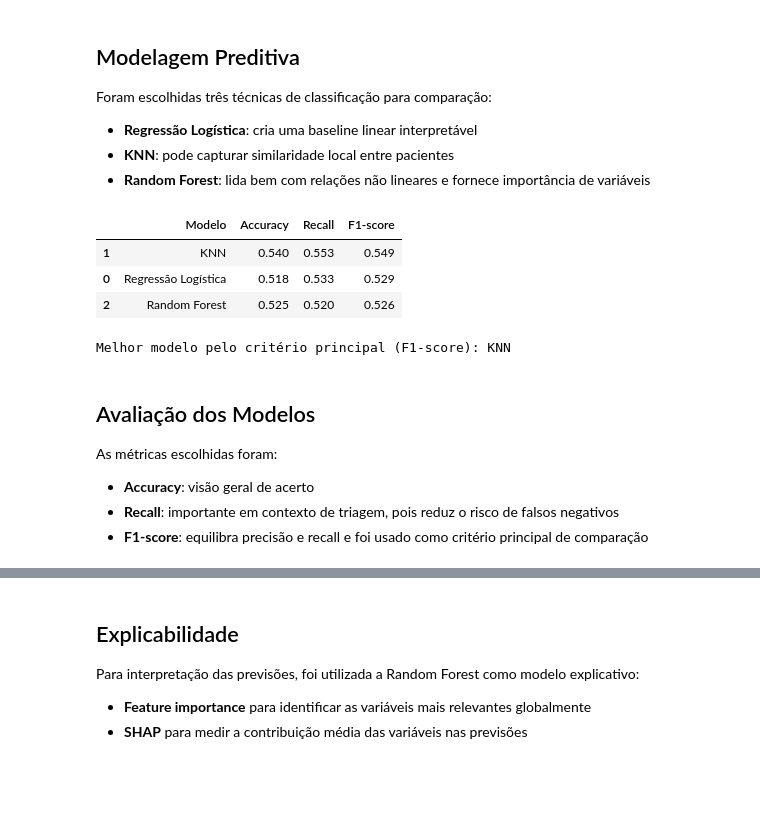
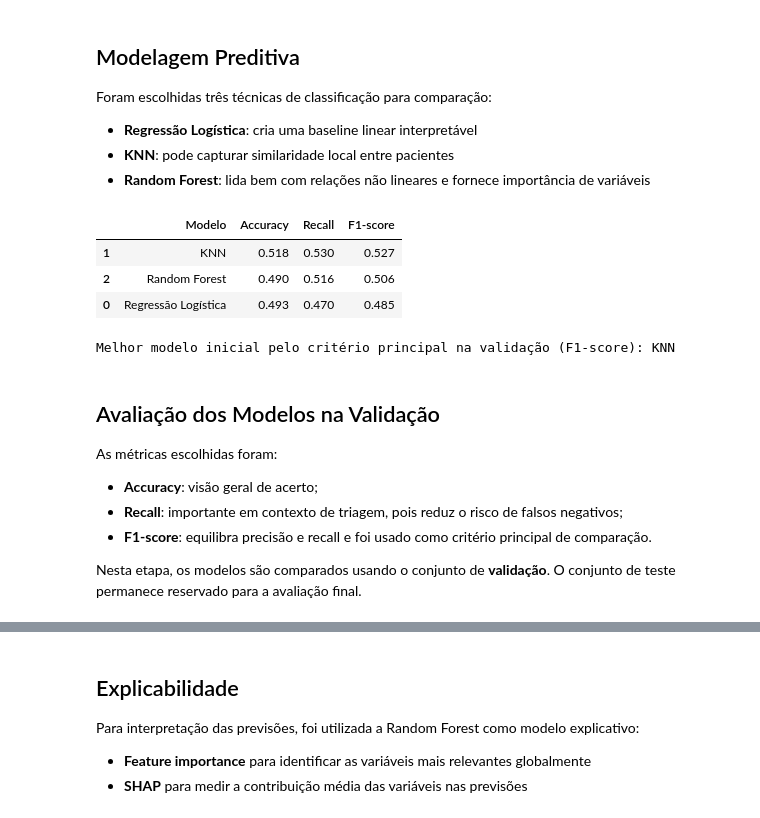
Before and after one commit to fiap-grupo-xpto/fiap-tech-challenge-fase-2, a Jupyter notebook: train_model/analise_cancer.ipynb, the cells around one changed output, grey strips where cells are left out. Cells and saved outputs as stored; diff of their text form; code cells hidden in the pictures; blank space fills up the shorter version.

```diff
--- a/train_model/analise_cancer.ipynb
+++ b/train_model/analise_cancer.ipynb
@@ -442,7 +445,7 @@ preprocessador = ColumnTransformer(
     ]
 )
 
-X_train, X_test, y_train, y_test = train_test_split(
+X_train_val, X_test, y_train_val, y_test = train_test_split(
     X,
     y,
     test_size=0.2,
@@ -450,10 +453,24 @@ X_train, X_test, y_train, y_test = train_test_split(
     stratify=y
 )
 
+X_train, X_val, y_train, y_val = train_test_split(
+    X_train_val,
+    y_train_val,
+    test_size=0.25,
+    random_state=42,
+    stratify=y_train_val
+)
+
 print(f'Formato de X_train: {X_train.shape}')
+print(f'Formato de X_val: {X_val.shape}')
 print(f'Formato de X_test: {X_test.shape}')
-print('Distribuição da classe alvo no treino:')
+
+print('\nDistribuição da classe alvo no treino:')
 print(y_train.value_counts(normalize=True).rename(index={0: 'NO', 1: 'YES'}))
-print('Distribuição da classe alvo no teste:')
+
+print('\nDistribuição da classe alvo na validação:')
+print(y_val.value_counts(normalize=True).rename(index={0: 'NO', 1: 'YES'}))
+
+print('\nDistribuição da classe alvo no teste:')
 print(y_test.value_counts(normalize=True).rename(index={0: 'NO', 1: 'YES'}))
 # %% [output]
@@ -479,49 +501,57 @@ Foram escolhidas três técnicas de classificação para comparação:
 # %%
 # Treinar diferentes modelos de classificação
 modelos = {
     'Regressão Logística': LogisticRegression(max_iter=2000, class_weight='balanced'),
     'KNN': KNeighborsClassifier(n_neighbors=7),
-    'Random Forest': RandomForestClassifier(n_estimators=300, random_state=42, class_weight='balanced')
+    'Random Forest': RandomForestClassifier(n_estimators=200, random_state=42, class_weight='balanced')
 }
 
 modelos_treinados = {}
-predicoes_teste = {}
+predicoes_validacao = {}
 resultados_modelos = []
 
 for nome_modelo, estimador in modelos.items():
     pipeline_modelo = Pipeline([
         ('preprocessador', preprocessador),
         ('classificador', estimador)
     ])
 
     pipeline_modelo.fit(X_train, y_train)
-    y_pred = pipeline_modelo.predict(X_test)
+
+    y_pred = pipeline_modelo.predict(X_val)
 
     modelos_treinados[nome_modelo] = pipeline_modelo
-    predicoes_teste[nome_modelo] = y_pred
+    predicoes_validacao[nome_modelo] = y_pred
+
     resultados_modelos.append({
         'Modelo': nome_modelo,
-        'Accuracy': accuracy_score(y_test, y_pred),
-        'Recall': recall_score(y_test, y_pred),
-        'F1-score': f1_score(y_test, y_pred)
+        'Accuracy': accuracy_score(y_val, y_pred),
+        'Recall': recall_score(y_val, y_pred, zero_division=0),
+        'F1-score': f1_score(y_val, y_pred, zero_division=0)
     })
 
-resultados_modelos_df = pd.DataFrame(resultados_modelos).sort_values(by=['F1-score', 'Recall', 'Accuracy'], ascending=False)
-display(resultados_modelos_df.style.format({'Accuracy': '{:.3f}', 'Recall': '{:.3f}', 'F1-score': '{:.3f}'}))
+resultados_modelos_df = pd.DataFrame(resultados_modelos).sort_values(
+    by=['F1-score', 'Recall', 'Accuracy'],
+    ascending=False
+)
 
-melhor_modelo_nome = resultados_modelos_df.iloc[0]['Modelo']
-print(f'Melhor modelo pelo critério principal (F1-score): {melhor_modelo_nome}')
+display(resultados_modelos_df.round(3))
+
+melhor_modelo_inicial = resultados_modelos_df.iloc[0]['Modelo']
+print(f'Melhor modelo inicial pelo critério principal na validação (F1-score): {melhor_modelo_inicial}')
 # %% [output]
 |  | Modelo | Accuracy | Recall | F1-score |
-| 1 | KNN | 0.540 | 0.553 | 0.549 |
-| 0 | Regressão Logística | 0.518 | 0.533 | 0.529 |
-| 2 | Random Forest | 0.525 | 0.520 | 0.526 |
+| 1 | KNN | 0.518 | 0.530 | 0.527 |
+| 2 | Random Forest | 0.490 | 0.516 | 0.506 |
+| 0 | Regressão Logística | 0.493 | 0.470 | 0.485 |
-Melhor modelo pelo critério principal (F1-score): KNN
+Melhor modelo inicial pelo critério principal na validação (F1-score): KNN
 # %% [markdown]
-## Avaliação dos Modelos
+## Avaliação dos Modelos na Validação
 
 As métricas escolhidas foram:
-- **Accuracy**: visão geral de acerto
-- **Recall**: importante em contexto de triagem, pois reduz o risco de falsos negativos
-- **F1-score**: equilibra precisão e recall e foi usado como critério principal de comparação
+- **Accuracy**: visão geral de acerto;
+- **Recall**: importante em contexto de triagem, pois reduz o risco de falsos negativos;
+- **F1-score**: equilibra precisão e recall e foi usado como critério principal de comparação.
+
+Nesta etapa, os modelos são comparados usando o conjunto de **validação**. O conjunto de teste permanece reservado para a avaliação final.
 # %%
```
Also changed, not shown: parts of 15 cells of this notebook.
